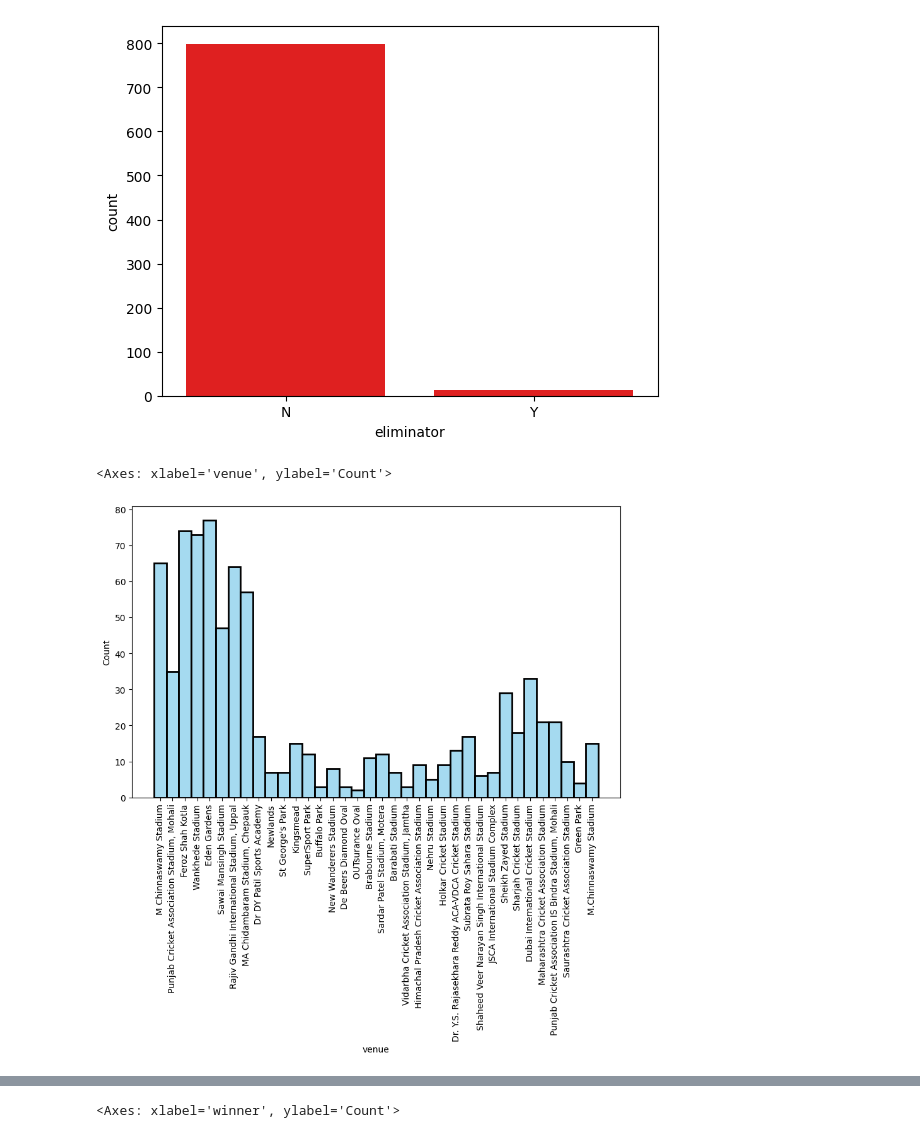
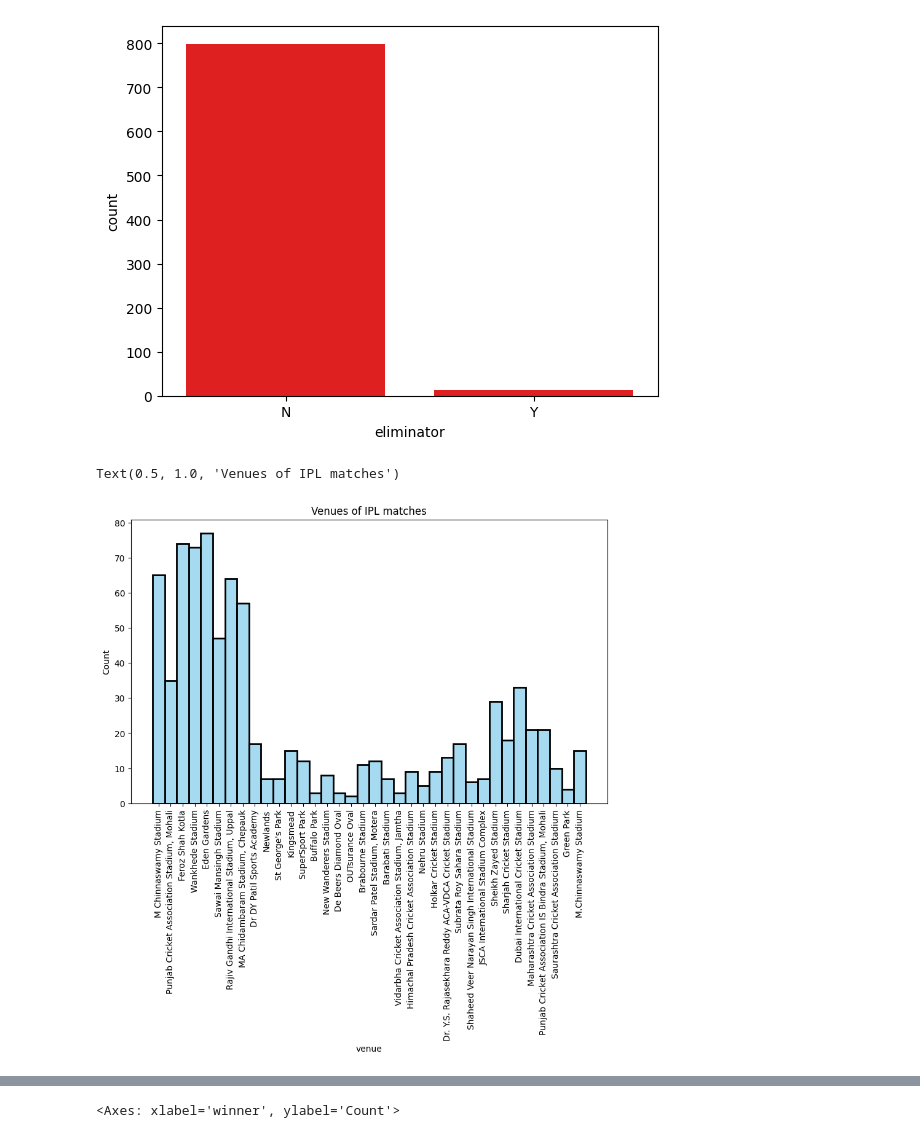
Before and after one commit to Diwash17/IPL-project-, a Jupyter notebook: IPLdataanalysis.ipynb, the cells around one changed output, grey strips where cells are left out. Drawn from its saved outputs; the diff is of its cells as text; code cells hidden in the pictures.

```diff
--- a/IPLdataanalysis.ipynb
+++ b/IPLdataanalysis.ipynb
@@ -425,7 +427,8 @@ plt.show()
 # %%
 plt.figure(figsize=(10, 6))
 plt.xticks(rotation=90)
 sns.histplot(df['venue'],linewidth=2,color="skyblue")
+plt.title("Venues of IPL matches")
 # %% [output]
-<Axes: xlabel='venue', ylabel='Count'>
+Text(0.5, 1.0, 'Venues of IPL matches')
-[figure, old version]
+[figure, new version]
```
Also changed, not shown: parts of 3 cells of this notebook.
